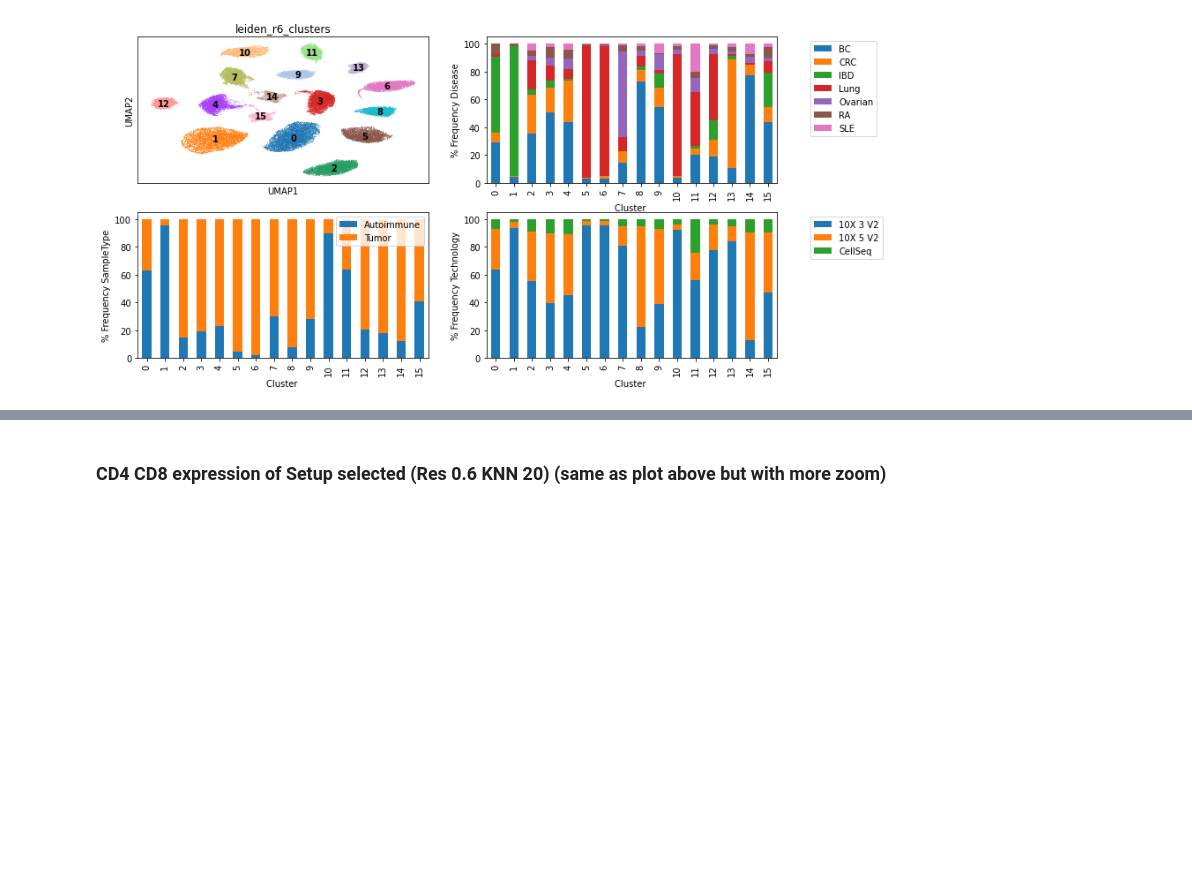
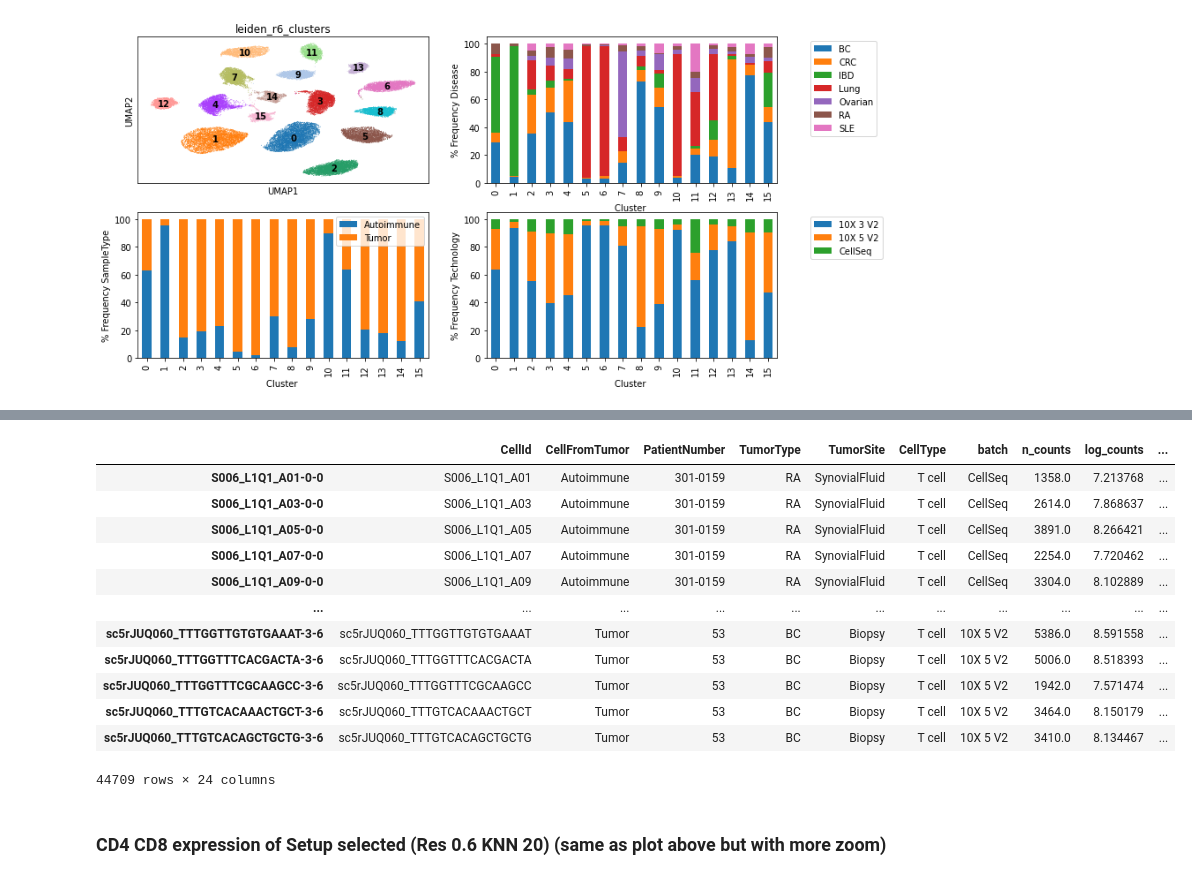
Before and after one commit to luglilab/SP028_Autoimmunity, a Jupyter notebook: Integration_Clustering_Degs.ipynb, the cells around one changed output, grey strips where cells are left out. Cells and saved outputs as stored; diff of their text form; code cells hidden in the pictures; blank space fills up the shorter version.

```diff
--- a/Integration_Clustering_Degs.ipynb
+++ b/Integration_Clustering_Degs.ipynb
@@ -184,3 +196,19 @@ ax4.legend(bbox_to_anchor=(1.1, 1.0))
+# %%
+adataR06K20.obs[]
+# %% [output]
+|  | CellId | CellFromTumor | PatientNumber | TumorType | TumorSite | CellType | batch | n_counts | log_counts | ... |
+| S006_L1Q1_A01-0-0 | S006_L1Q1_A01 | Autoimmune | 301-0159 | RA | SynovialFluid | T cell | CellSeq | 1358.0 | 7.213768 | ... |
+| S006_L1Q1_A03-0-0 | S006_L1Q1_A03 | Autoimmune | 301-0159 | RA | SynovialFluid | T cell | CellSeq | 2614.0 | 7.868637 | ... |
+| S006_L1Q1_A05-0-0 | S006_L1Q1_A05 | Autoimmune | 301-0159 | RA | SynovialFluid | T cell | CellSeq | 3891.0 | 8.266421 | ... |
+| S006_L1Q1_A07-0-0 | S006_L1Q1_A07 | Autoimmune | 301-0159 | RA | SynovialFluid | T cell | CellSeq | 2254.0 | 7.720462 | ... |
+| S006_L1Q1_A09-0-0 | S006_L1Q1_A09 | Autoimmune | 301-0159 | RA | SynovialFluid | T cell | CellSeq | 3304.0 | 8.102889 | ... |
+| ... | ... | ... | ... | ... | ... | ... | ... | ... | ... | ... |
+| sc5rJUQ060_TTTGGTTGTGTGAAAT-3-6 | sc5rJUQ060_TTTGGTTGTGTGAAAT | Tumor | 53 | BC | Biopsy | T cell | 10X 5 V2 | 5386.0 | 8.591558 | ... |
+| sc5rJUQ060_TTTGGTTTCACGACTA-3-6 | sc5rJUQ060_TTTGGTTTCACGACTA | Tumor | 53 | BC | Biopsy | T cell | 10X 5 V2 | 5006.0 | 8.518393 | ... |
+| sc5rJUQ060_TTTGGTTTCGCAAGCC-3-6 | sc5rJUQ060_TTTGGTTTCGCAAGCC | Tumor | 53 | BC | Biopsy | T cell | 10X 5 V2 | 1942.0 | 7.571474 | ... |
+| sc5rJUQ060_TTTGTCACAAACTGCT-3-6 | sc5rJUQ060_TTTGTCACAAACTGCT | Tumor | 53 | BC | Biopsy | T cell | 10X 5 V2 | 3464.0 | 8.150179 | ... |
+| sc5rJUQ060_TTTGTCACAGCTGCTG-3-6 | sc5rJUQ060_TTTGTCACAGCTGCTG | Tumor | 53 | BC | Biopsy | T cell | 10X 5 V2 | 3410.0 | 8.134467 | ... |
+44709 rows × 24 columns
 # %%
 ax3 = adataR06K20.obs.groupby("leiden_r6_clusters")["TumorType"].value_counts(normalize=True).mul(100).unstack().plot.bar(stacked=True,legend=False,ax=ax3)
 ax3.set_xlabel("Main Cell Type ")
```
Also changed, not shown: parts of 8 cells of this notebook.
